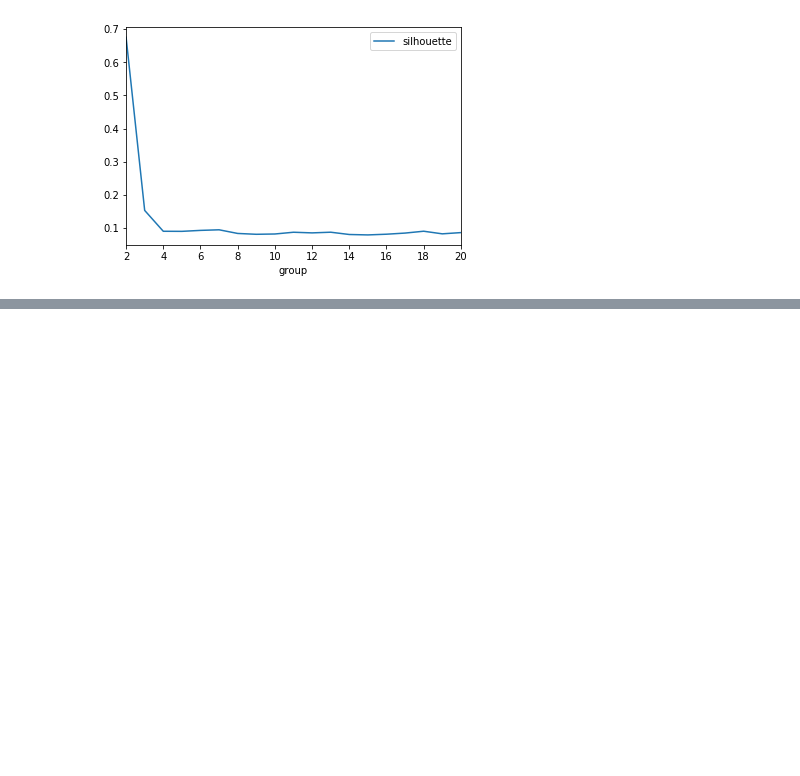
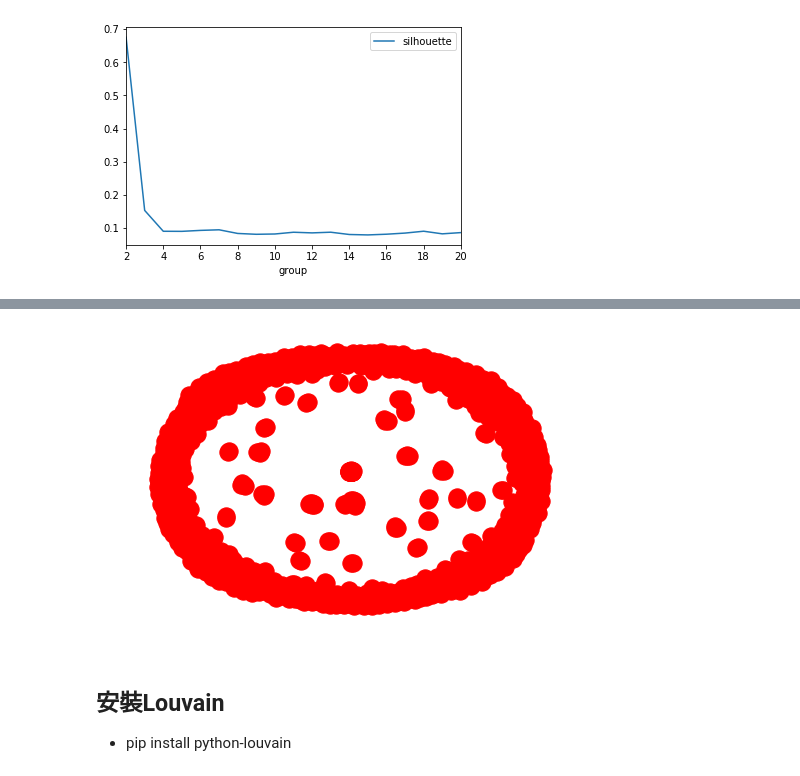
Before and after one commit to ywchiu/pytextmining, a Jupyter notebook: Demo20181020.ipynb, the cells around one changed output, grey strips where cells are left out. Drawn from its saved outputs; the diff is of its cells as text; code cells hidden in the pictures; blank space fills up the shorter version.

```diff
--- a/Demo20181020.ipynb
+++ b/Demo20181020.ipynb
@@ -801,0 +843,19 @@ Populating the interactive namespace from numpy and matplotlib
+# %%
+from sklearn.feature_extraction.text import CountVectorizer
+vectorizer = CountVectorizer()
+X = vectorizer.fit_transform(corpus)
+# %%
+from sklearn.metrics.pairwise import cosine_similarity
+n_cosine_similarities  = cosine_similarity(X)
+# %%
+m = (n_cosine_similarities > 0.4).astype(int)
+# %%
+import networkx as nx
+G = nx.from_numpy_matrix(m)
+# %%
+nx.draw(G)
+# %% [output]
+[figure, added]
+# %% [markdown]
+## 安裝Louvain
+- pip install python-louvain
```
Also changed, not shown: parts of 20 cells of this notebook.
